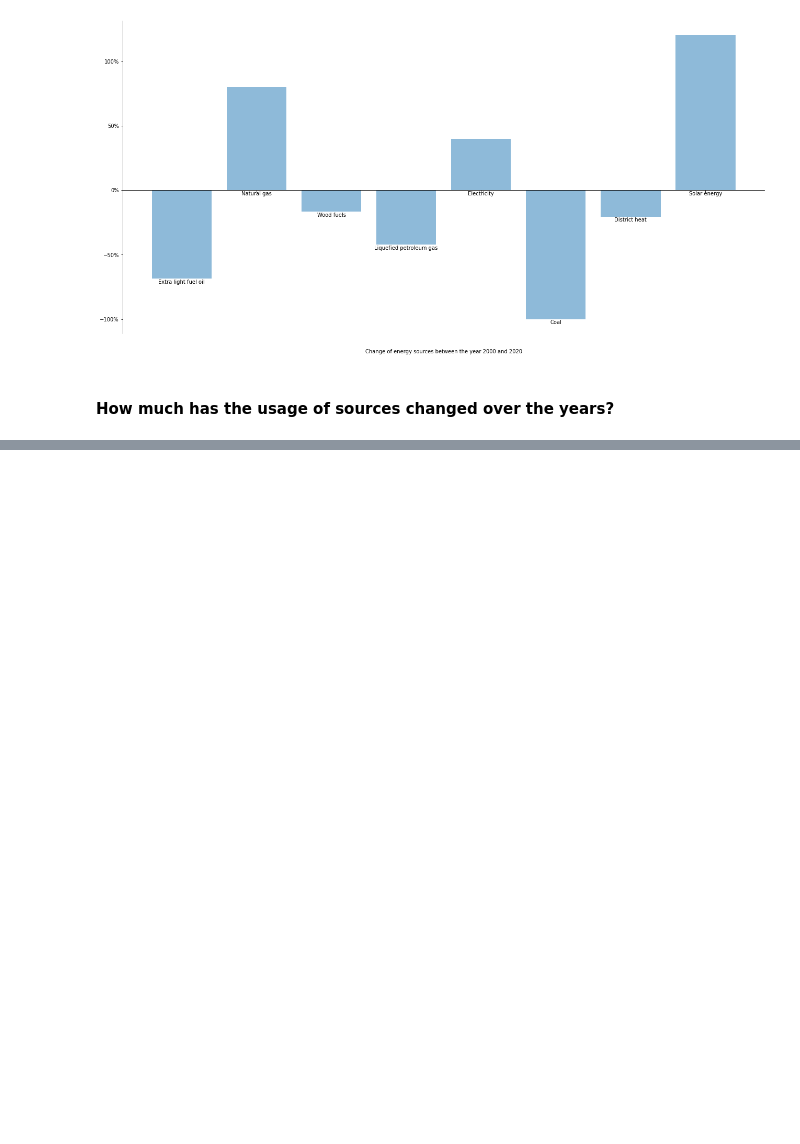
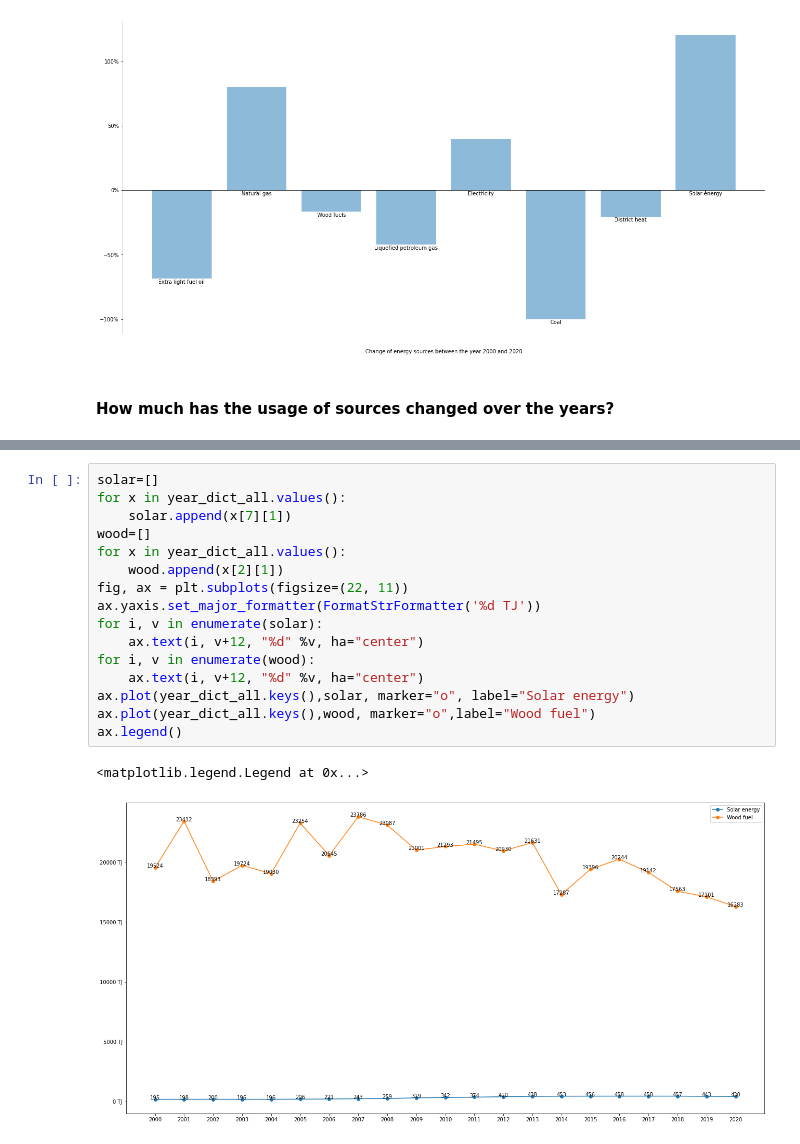
Before and after one commit to TilenBerlak/Data-mining-project, a Jupyter notebook: Projekt/Projekt.ipynb, the cells around one changed output, grey strips where cells are left out. Cells and saved outputs as stored; diff of their text form; blank space fills up the shorter version.

```diff
--- a/Projekt/Projekt.ipynb
+++ b/Projekt/Projekt.ipynb
@@ -248,0 +289,19 @@ plt.show()
+# %%
+solar=[]
+for x in year_dict_all.values():
+    solar.append(x[7][1])
+wood=[]
+for x in year_dict_all.values():
+    wood.append(x[2][1])
+fig, ax = plt.subplots(figsize=(22, 11))
+ax.yaxis.set_major_formatter(FormatStrFormatter('%d TJ'))
+for i, v in enumerate(solar):
+    ax.text(i, v+12, "%d" %v, ha="center")
+for i, v in enumerate(wood):
+    ax.text(i, v+12, "%d" %v, ha="center")
+ax.plot(year_dict_all.keys(),solar, marker="o", label="Solar energy")
+ax.plot(year_dict_all.keys(),wood, marker="o",label="Wood fuel")
+ax.legend()
+# %% [output]
+<matplotlib.legend.Legend at 0x...>
+[figure, added]
```
Also changed, not shown: parts of 2 cells of this notebook.
